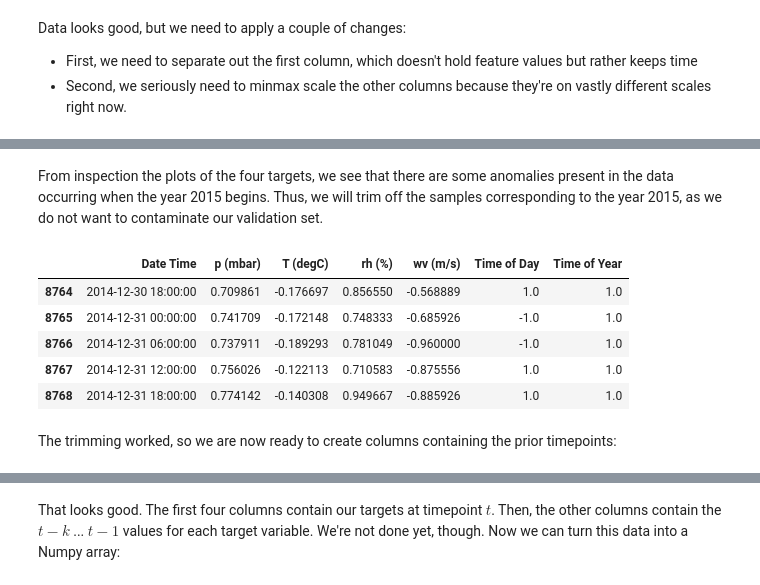
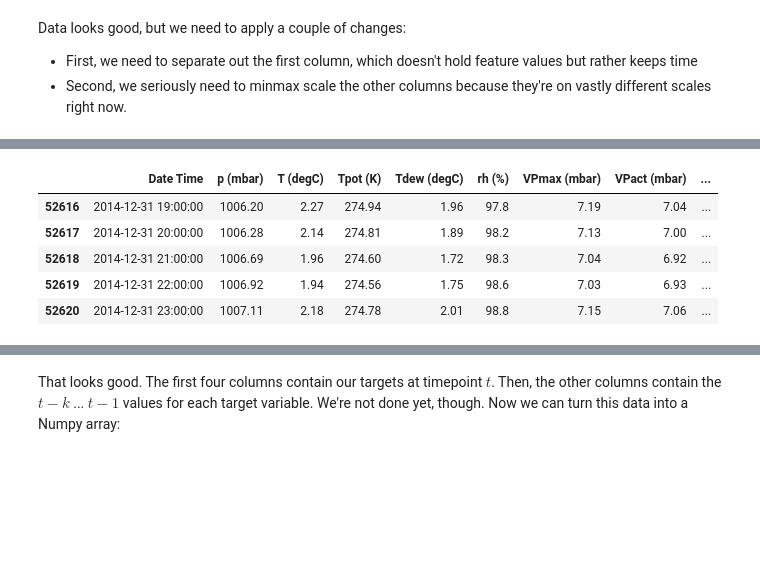
Before and after one commit to OscarBedford/DL_Course, a Jupyter notebook: ECSE552-HW4_Ex2_(LSTM).ipynb, the cells around one changed output, grey strips where cells are left out. Drawn from its saved outputs; the diff is of its cells as text; code cells hidden in the pictures; blank space fills up the shorter version.

```diff
--- a/ECSE552-HW4_Ex2_(LSTM).ipynb
+++ b/ECSE552-HW4_Ex2_(LSTM).ipynb
@@ -112,0 +139,16 @@ df = df.reset_index(drop=True)
+# %%
+# We need to preprocess the variables that are expressed in radians
+
+wv = df.pop('wv (m/s)')
+max_wv = df.pop('max. wv (m/s)')
+
+# Convert to radians.
+wd_rad = df.pop('wd (deg)')*np.pi / 180
+
+# Calculate the wind x and y components.
+df['Wx'] = wv*np.cos(wd_rad)
+df['Wy'] = wv*np.sin(wd_rad)
+
+# Calculate the max wind x and y components.
+df['max Wx'] = max_wv*np.cos(wd_rad)
+df['max Wy'] = max_wv*np.sin(wd_rad)
@@ -112,0 +164,10 @@ df = df.reset_index(drop=True)
+# %%
+timestamp_s = df['Date Time'].map(pd.Timestamp.timestamp)
+# %%
+day = 24*60*60
+year = (365.2425)*day
+
+df['Day sin'] = np.sin(timestamp_s * (2 * np.pi / day))
+df['Day cos'] = np.cos(timestamp_s * (2 * np.pi / day))
+df['Year sin'] = np.sin(timestamp_s * (2 * np.pi / year))
+df['Year cos'] = np.cos(timestamp_s * (2 * np.pi / year))
@@ -162,16 +199,13 @@ df_scaled.tail() # We take a look
-# %% [markdown]
-From inspection the plots of the four targets, we see that there are some anomalies present in the data occurring when the year 2015 begins. Thus, we will trim off the samples corresponding to the year 2015, as we do not want to contaminate our validation set.
 # %%
-df_scaled = df_scaled[df_scaled['Date Time'].dt.year != 2015] # Remove all rows whose year is 2015
-df_scaled.reset_index(drop=True, inplace=True) # Reset the index of the resulting dataframe
+df = df[df['Date Time'].dt.year != 2015] # Remove all rows whose year is 2015
+df.reset_index(drop=True, inplace=True) # Reset the index of the resulting dataframe
 # %%
-df_scaled.tail() # We take a look
+# Then, set Date Time as the index variable
+df.tail() # We take a look
 # %% [output]
-|  | Date Time | p (mbar) | T (degC) | rh (%) | wv (m/s) | Time of Day | Time of Year |
-| 8764 | 2014-12-30 18:00:00 | 0.709861 | -0.176697 | 0.856550 | -0.568889 | 1.0 | 1.0 |
-| 8765 | 2014-12-31 00:00:00 | 0.741709 | -0.172148 | 0.748333 | -0.685926 | -1.0 | 1.0 |
-| 8766 | 2014-12-31 06:00:00 | 0.737911 | -0.189293 | 0.781049 | -0.960000 | -1.0 | 1.0 |
-| 8767 | 2014-12-31 12:00:00 | 0.756026 | -0.122113 | 0.710583 | -0.875556 | 1.0 | 1.0 |
-| 8768 | 2014-12-31 18:00:00 | 0.774142 | -0.140308 | 0.949667 | -0.885926 | 1.0 | 1.0 |
+|  | Date Time | p (mbar) | T (degC) | Tpot (K) | Tdew (degC) | rh (%) | VPmax (mbar) | VPact (mbar) | ... |
+| 52616 | 2014-12-31 19:00:00 | 1006.20 | 2.27 | 274.94 | 1.96 | 97.8 | 7.19 | 7.04 | ... |
+| 52617 | 2014-12-31 20:00:00 | 1006.28 | 2.14 | 274.81 | 1.89 | 98.2 | 7.13 | 7.00 | ... |
+| 52618 | 2014-12-31 21:00:00 | 1006.69 | 1.96 | 274.60 | 1.72 | 98.3 | 7.04 | 6.92 | ... |
+| 52619 | 2014-12-31 22:00:00 | 1006.92 | 1.94 | 274.56 | 1.75 | 98.6 | 7.03 | 6.93 | ... |
+| 52620 | 2014-12-31 23:00:00 | 1007.11 | 2.18 | 274.78 | 2.01 | 98.8 | 7.15 | 7.06 | ... |
-# %% [markdown]
-The trimming worked, so we are now ready to create columns containing the prior timepoints:
```
Also changed, not shown: parts of 119 cells of this notebook, 2 other files.
